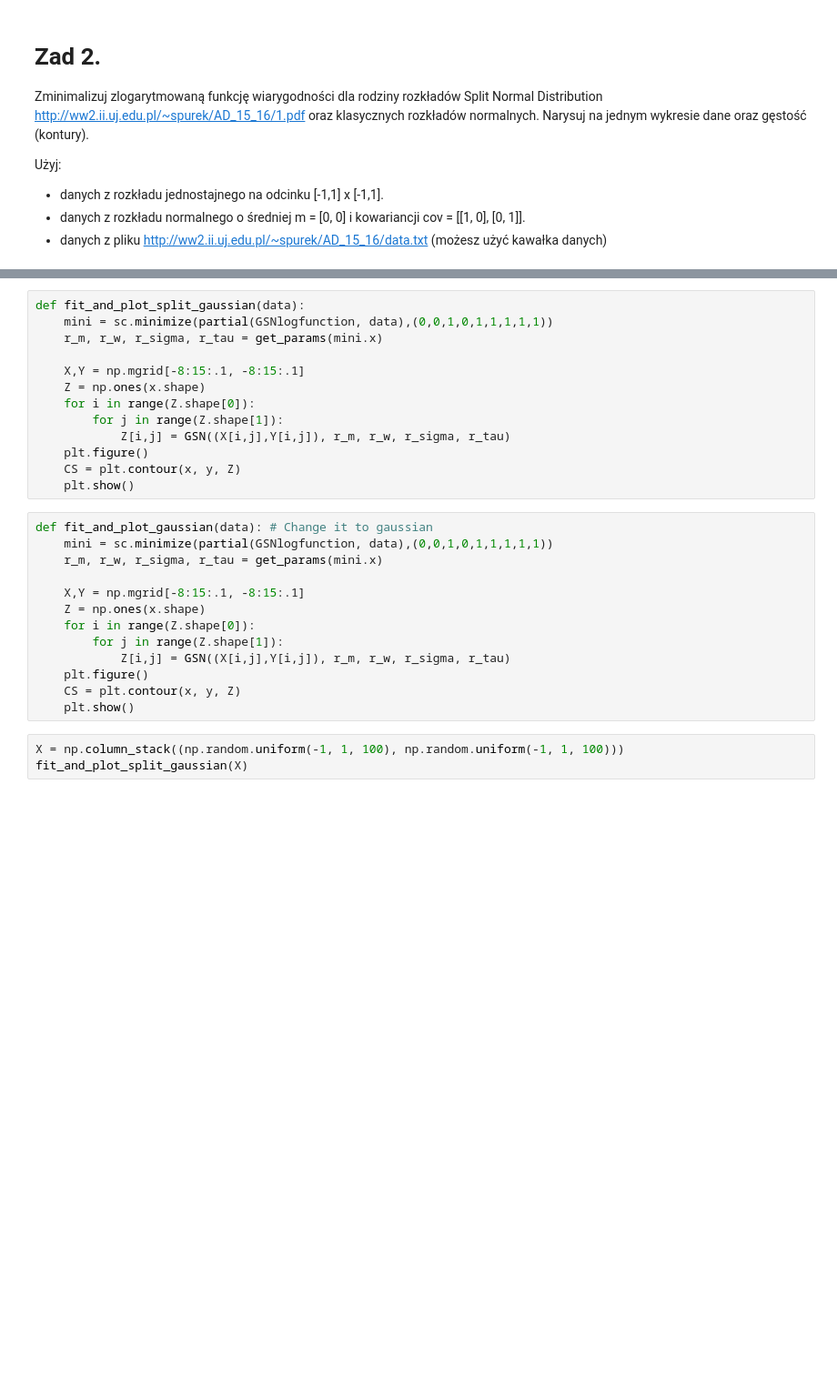
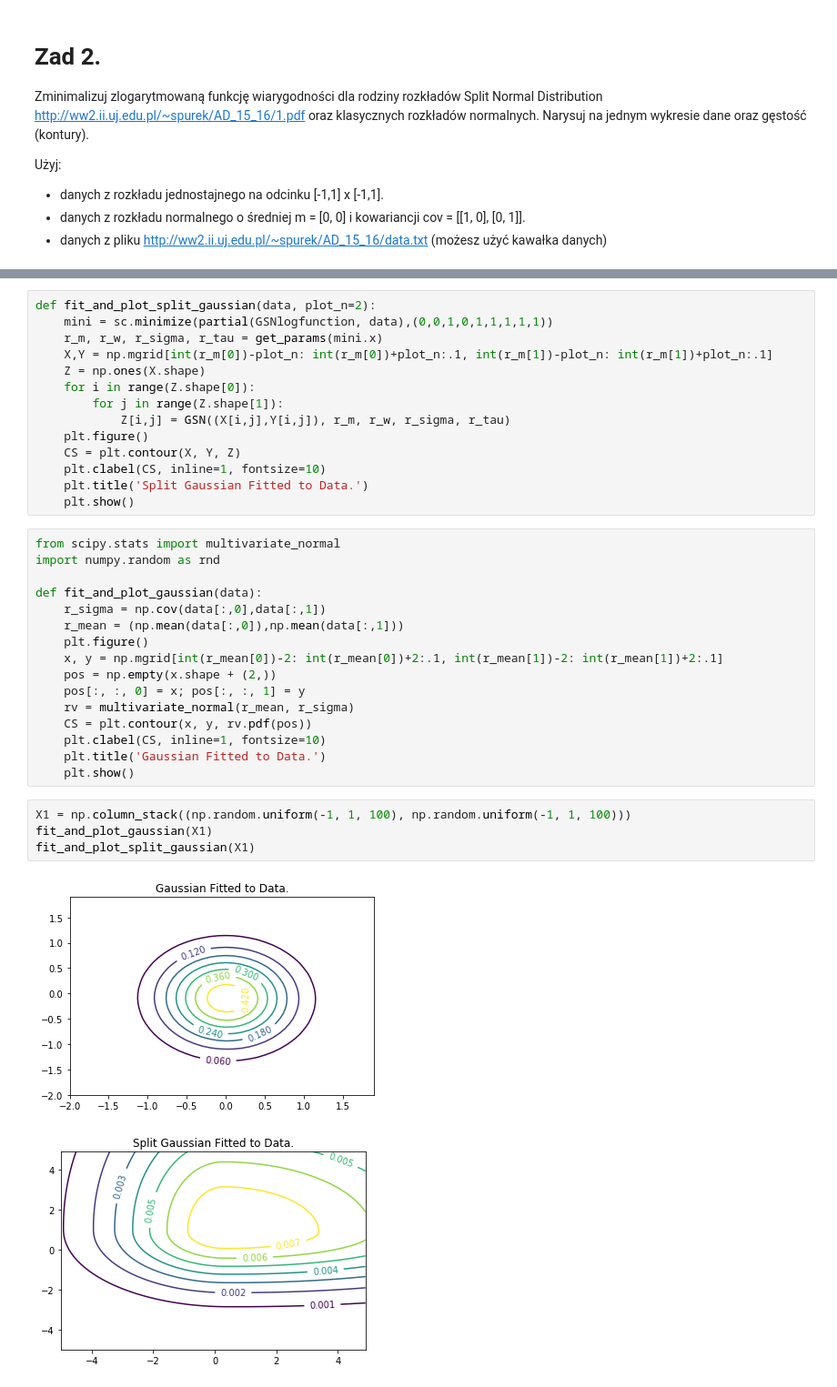
Before and after one commit to Domol/AD, a Jupyter notebook: AD_Z8.ipynb, the cells around one changed output, grey strips where cells are left out. Shown at 91% size. Drawn from its saved outputs; the diff is of its cells as text; blank space fills up the shorter version.

Commit message:
plots

```diff
--- a/AD_Z8.ipynb
+++ b/AD_Z8.ipynb
@@ -76,31 +78,39 @@ def get_params(params):
     tau = np.array([tau1, tau2])
     return m,w,sigma,tau
 # %%
-def fit_and_plot_split_gaussian(data):
+def fit_and_plot_split_gaussian(data, plot_n=2):
     mini = sc.minimize(partial(GSNlogfunction, data),(0,0,1,0,1,1,1,1,1))
     r_m, r_w, r_sigma, r_tau = get_params(mini.x)
-
-    X,Y = np.mgrid[-8:15:.1, -8:15:.1]
-    Z = np.ones(x.shape)
+    X,Y = np.mgrid[int(r_m[0])-plot_n: int(r_m[0])+plot_n:.1, int(r_m[1])-plot_n: int(r_m[1])+plot_n:.1]
+    Z = np.ones(X.shape)
     for i in range(Z.shape[0]):
         for j in range(Z.shape[1]):
             Z[i,j] = GSN((X[i,j],Y[i,j]), r_m, r_w, r_sigma, r_tau)
     plt.figure()
-    CS = plt.contour(x, y, Z)
+    CS = plt.contour(X, Y, Z)
+    plt.clabel(CS, inline=1, fontsize=10)
+    plt.title('Split Gaussian Fitted to Data.')
     plt.show()
-# %%
-def fit_and_plot_gaussian(data): # Change it to gaussian
-    mini = sc.minimize(partial(GSNlogfunction, data),(0,0,1,0,1,1,1,1,1))
-    r_m, r_w, r_sigma, r_tau = get_params(mini.x)
-
-    X,Y = np.mgrid[-8:15:.1, -8:15:.1]
-    Z = np.ones(x.shape)
-    for i in range(Z.shape[0]):
-        for j in range(Z.shape[1]):
-            Z[i,j] = GSN((X[i,j],Y[i,j]), r_m, r_w, r_sigma, r_tau)
-    plt.figure()
-    CS = plt.contour(x, y, Z)
-    plt.show()
+# %%
+from scipy.stats import multivariate_normal
+import numpy.random as rnd
+
+def fit_and_plot_gaussian(data):
+    r_sigma = np.cov(data[:,0],data[:,1])
+    r_mean = (np.mean(data[:,0]),np.mean(data[:,1]))
+    plt.figure()
+    x, y = np.mgrid[int(r_mean[0])-2: int(r_mean[0])+2:.1, int(r_mean[1])-2: int(r_mean[1])+2:.1]
+    pos = np.empty(x.shape + (2,))
+    pos[:, :, 0] = x; pos[:, :, 1] = y
+    rv = multivariate_normal(r_mean, r_sigma)
+    CS = plt.contour(x, y, rv.pdf(pos))
+    plt.clabel(CS, inline=1, fontsize=10)
+    plt.title('Gaussian Fitted to Data.')
+    plt.show()
 # %%
-X = np.column_stack((np.random.uniform(-1, 1, 100), np.random.uniform(-1, 1, 100)))
-fit_and_plot_split_gaussian(X)
+X1 = np.column_stack((np.random.uniform(-1, 1, 100), np.random.uniform(-1, 1, 100)))
+fit_and_plot_gaussian(X1)
+fit_and_plot_split_gaussian(X1)
+# %% [output]
+[figure, added]
+[figure, added]
```
Also changed, not shown: parts of 4 cells of this notebook, 1 other file.
